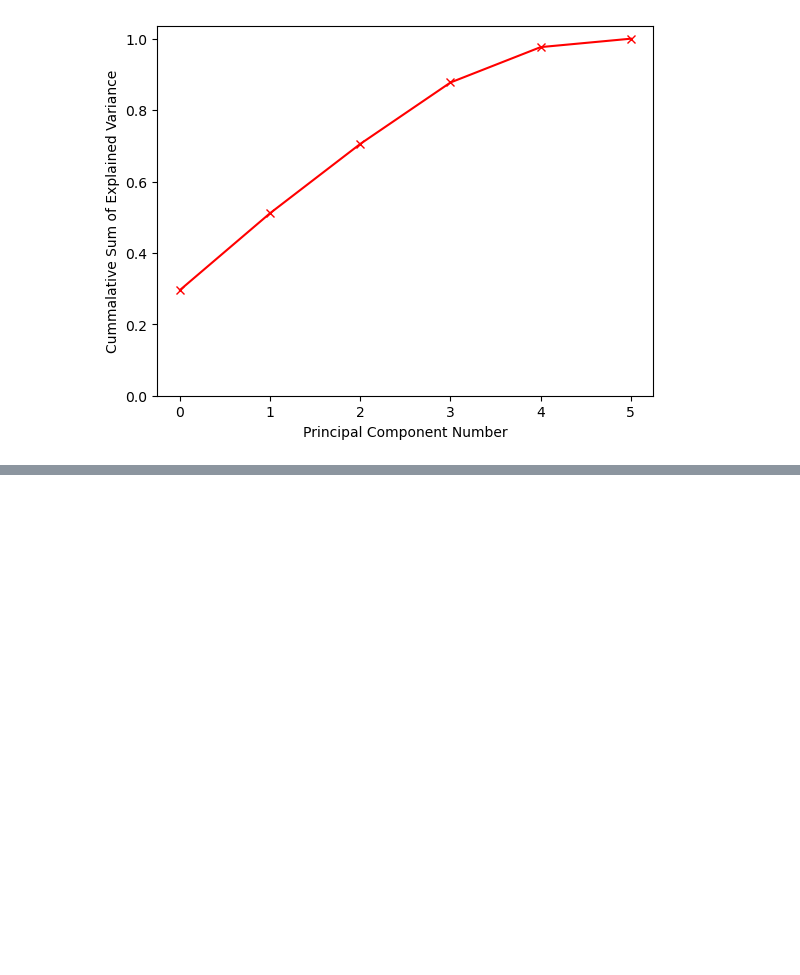
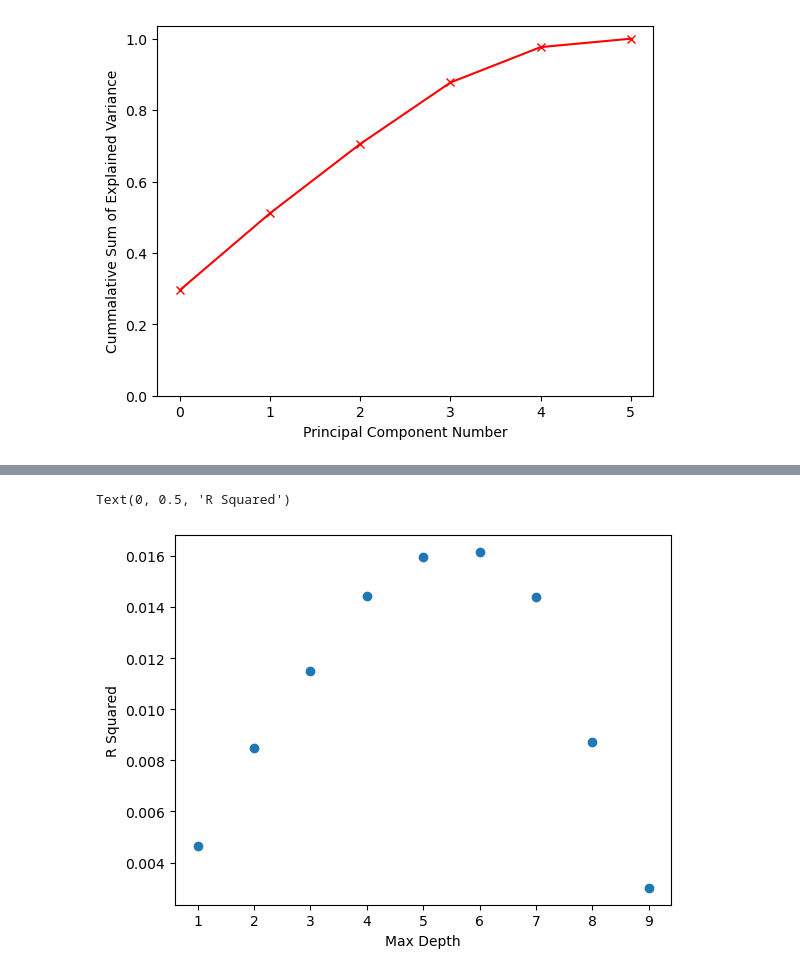
Before and after one commit to BossThePro/MLProject-Group-SR, a Jupyter notebook: dt_fit.ipynb, the cells around one changed output, grey strips where cells are left out. Cells and saved outputs as stored; diff of their text form; code cells hidden in the pictures; blank space fills up the shorter version.

```diff
--- a/dt_fit.ipynb
+++ b/dt_fit.ipynb
@@ -196,0 +241,9 @@ For max samples = 4 the average R Squared Value is 0.013737644999280197
+# %%
+vals = {1:0.004655326983205001,2:0.008488118515138279,3:0.011488323019566857,4:0.014442610435605572,5:0.01594074183634016,6:0.016155793723355107,7:0.014384521083490382,8:0.008713323261855822,9:0.0030099698534020837}
+plt.scatter(vals.keys(),vals.values())
+plt.xlabel("Max Depth")
+plt.ylabel("R Squared")
+plt.title("Averge R-Squared using KFold vs Max Depth")
+# %% [output]
+Text(0, 0.5, 'R Squared')
+[figure, added]
```
Also changed, not shown: parts of 15 cells of this notebook, 2 other files.
